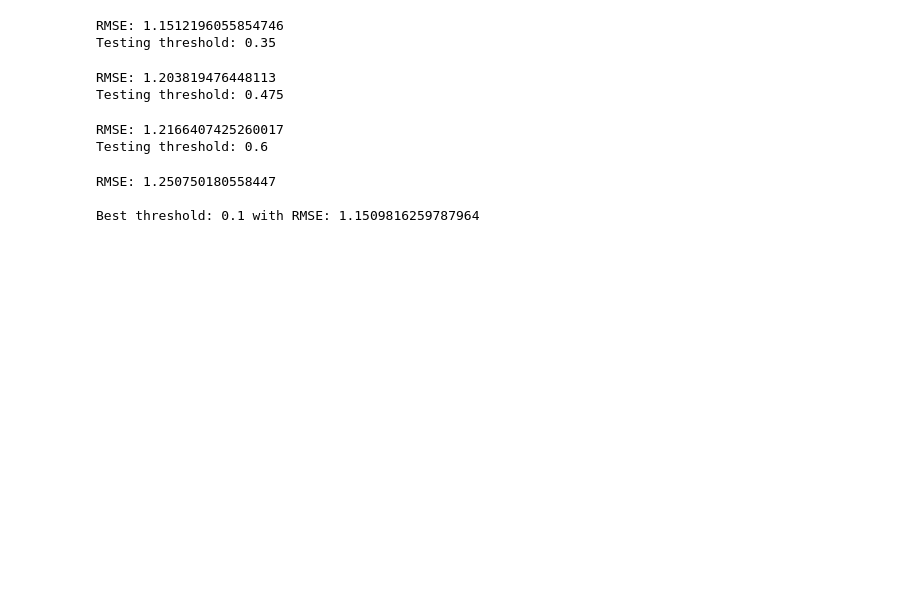
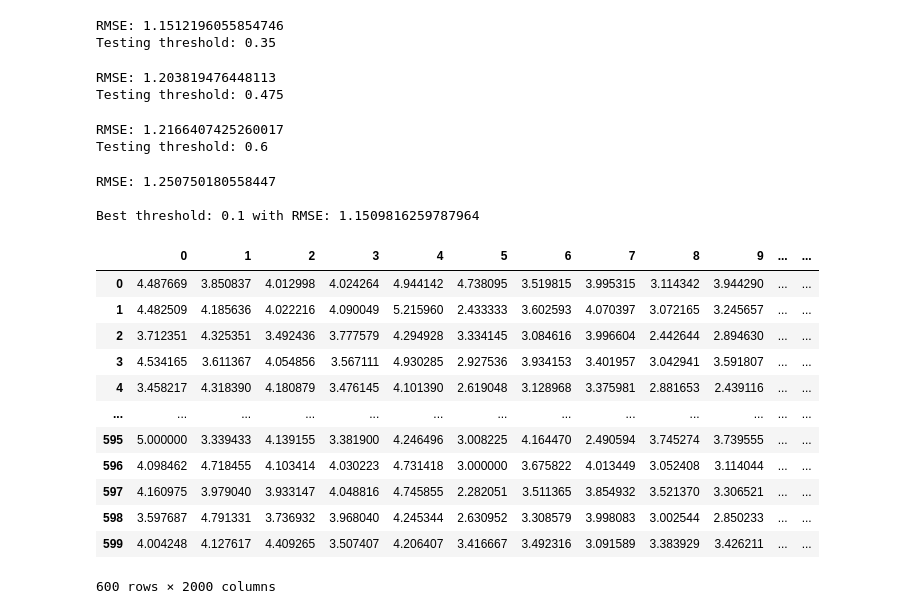
Before and after one commit to alessandroardenghi/Recommendation_System, a Jupyter notebook: final_recommendation.ipynb, the cells around one changed output. Saved outputs shown, nothing was run; the diff lists cells and outputs as text; code cells hidden in the pictures; blank space fills up the shorter version.

```diff
--- a/final_recommendation.ipynb
+++ b/final_recommendation.ipynb
@@ -269,3 +273,19 @@ Testing threshold: 0.6
 RMSE: 1.250750180558447
 
 Best threshold: 0.1 with RMSE: 1.1509816259787964
+# %%
+best_predictions
+# %% [output]
+|  | 0 | 1 | 2 | 3 | 4 | 5 | 6 | 7 | 8 | 9 | ... | ... |
+| 0 | 4.487669 | 3.850837 | 4.012998 | 4.024264 | 4.944142 | 4.738095 | 3.519815 | 3.995315 | 3.114342 | 3.944290 | ... | ... |
+| 1 | 4.482509 | 4.185636 | 4.022216 | 4.090049 | 5.215960 | 2.433333 | 3.602593 | 4.070397 | 3.072165 | 3.245657 | ... | ... |
+| 2 | 3.712351 | 4.325351 | 3.492436 | 3.777579 | 4.294928 | 3.334145 | 3.084616 | 3.996604 | 2.442644 | 2.894630 | ... | ... |
+| 3 | 4.534165 | 3.611367 | 4.054856 | 3.567111 | 4.930285 | 2.927536 | 3.934153 | 3.401957 | 3.042941 | 3.591807 | ... | ... |
+| 4 | 3.458217 | 4.318390 | 4.180879 | 3.476145 | 4.101390 | 2.619048 | 3.128968 | 3.375981 | 2.881653 | 2.439116 | ... | ... |
+| ... | ... | ... | ... | ... | ... | ... | ... | ... | ... | ... | ... | ... |
+| 595 | 5.000000 | 3.339433 | 4.139155 | 3.381900 | 4.246496 | 3.008225 | 4.164470 | 2.490594 | 3.745274 | 3.739555 | ... | ... |
+| 596 | 4.098462 | 4.718455 | 4.103414 | 4.030223 | 4.731418 | 3.000000 | 3.675822 | 4.013449 | 3.052408 | 3.114044 | ... | ... |
+| 597 | 4.160975 | 3.979040 | 3.933147 | 4.048816 | 4.745855 | 2.282051 | 3.511365 | 3.854932 | 3.521370 | 3.306521 | ... | ... |
+| 598 | 3.597687 | 4.791331 | 3.736932 | 3.968040 | 4.245344 | 2.630952 | 3.308579 | 3.998083 | 3.002544 | 2.850233 | ... | ... |
+| 599 | 4.004248 | 4.127617 | 4.409265 | 3.507407 | 4.206407 | 3.416667 | 3.492316 | 3.091589 | 3.383929 | 3.426211 | ... | ... |
+600 rows × 2000 columns
```
Also changed, not shown: parts of 1 cell of this notebook, 1 other file.
